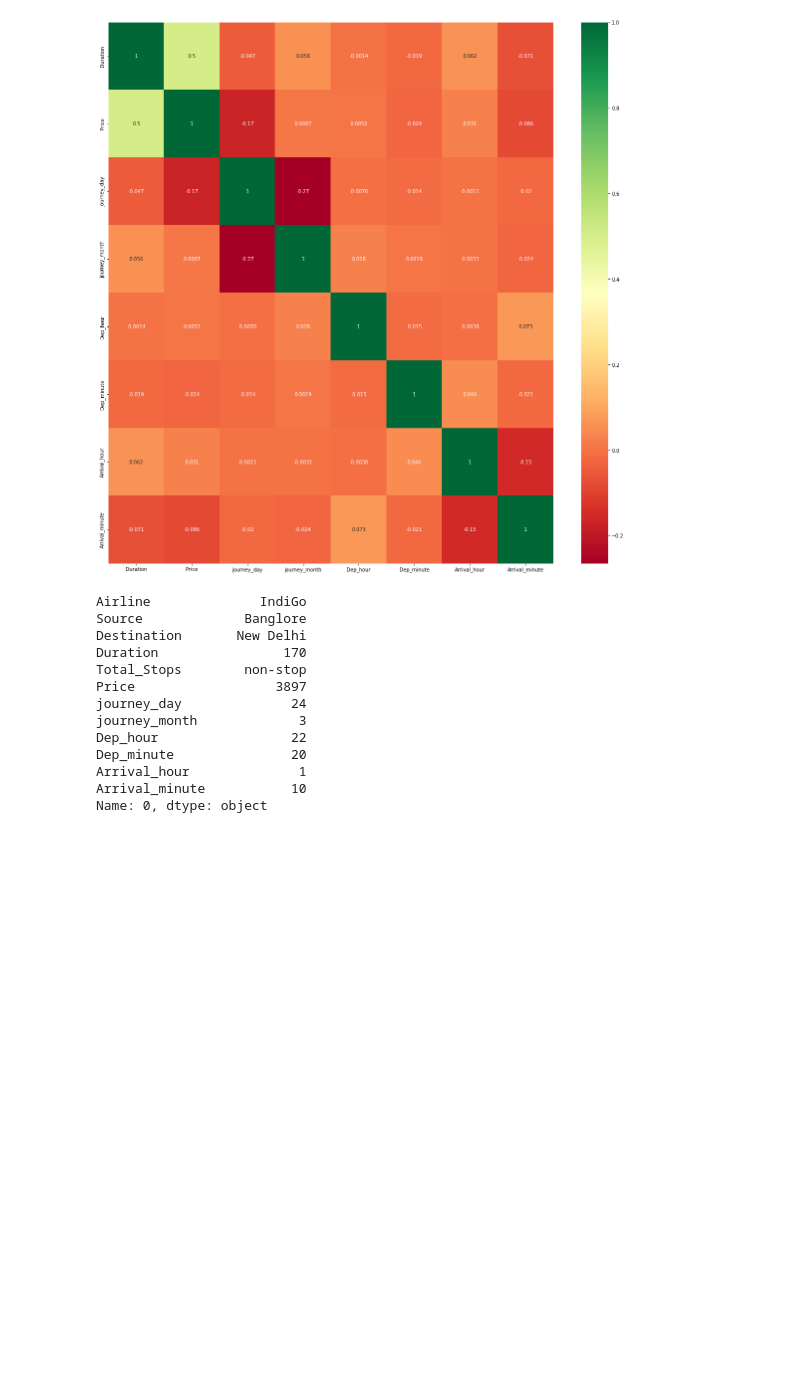
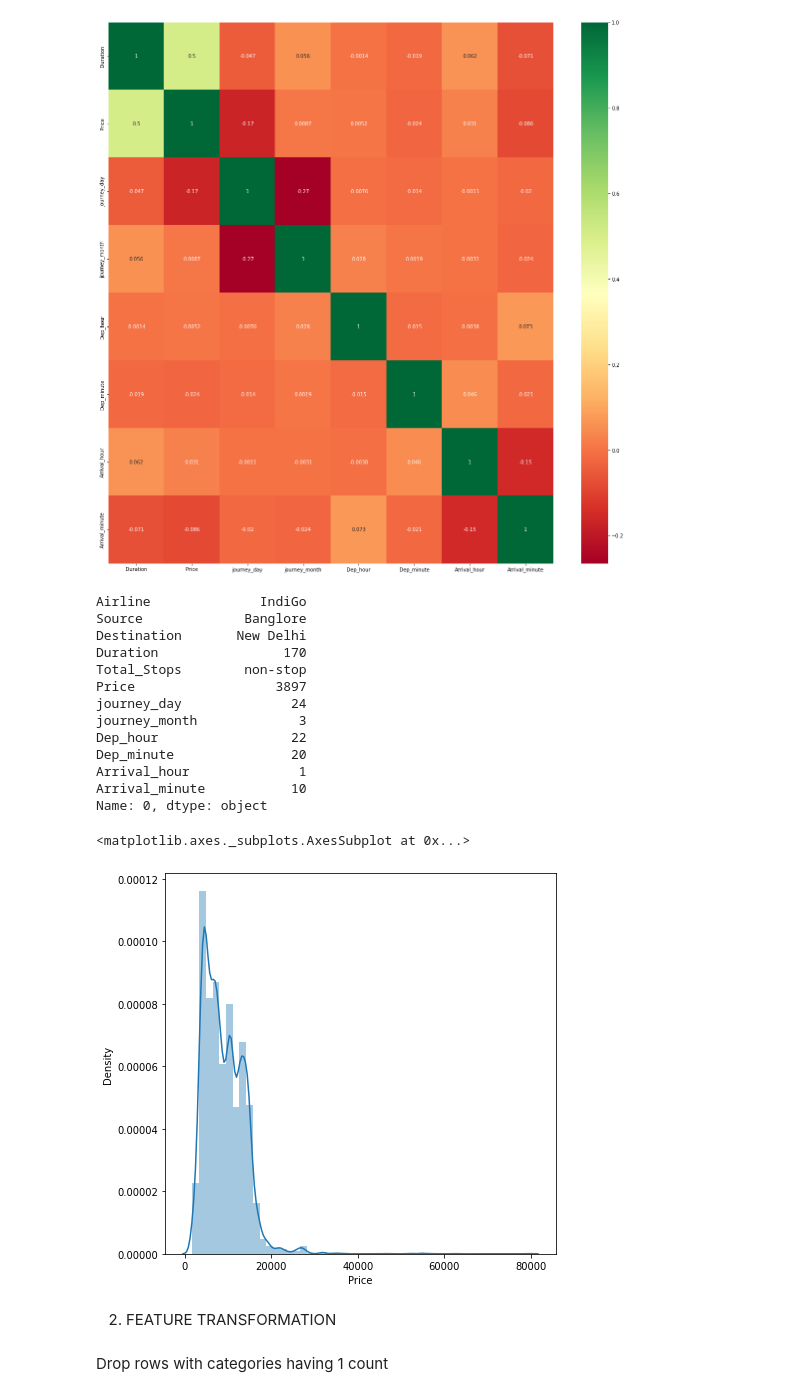
Before and after one commit to sreeman-11021996/Flight_Fare_Prediction, a Jupyter notebook: internship_1.ipynb, the cells around one changed output. Cells and saved outputs as stored; diff of their text form; code cells hidden in the pictures; blank space fills up the shorter version.

```diff
--- a/internship_1.ipynb
+++ b/internship_1.ipynb
@@ -329,3 +381,15 @@ Dep_minute               20
 Arrival_hour              1
 Arrival_minute           10
 Name: 0, dtype: object
+# %%
+# Imbalance in data
+y = data["Price"]
+X = data.drop(["Price"],axis=1)
+# %%
+rcParams['figure.figsize'] = 7,7
+sns.distplot(y)
+# %% [output]
+<matplotlib.axes._subplots.AxesSubplot at 0x...>
+[figure, added]
+# %% [markdown]
+2. FEATURE TRANSFORMATION
@@ -331,0 +398,2 @@ Name: 0, dtype: object
+# %% [markdown]
+Drop rows with categories having 1 count
```
Also changed, not shown: parts of 37 cells of this notebook.
